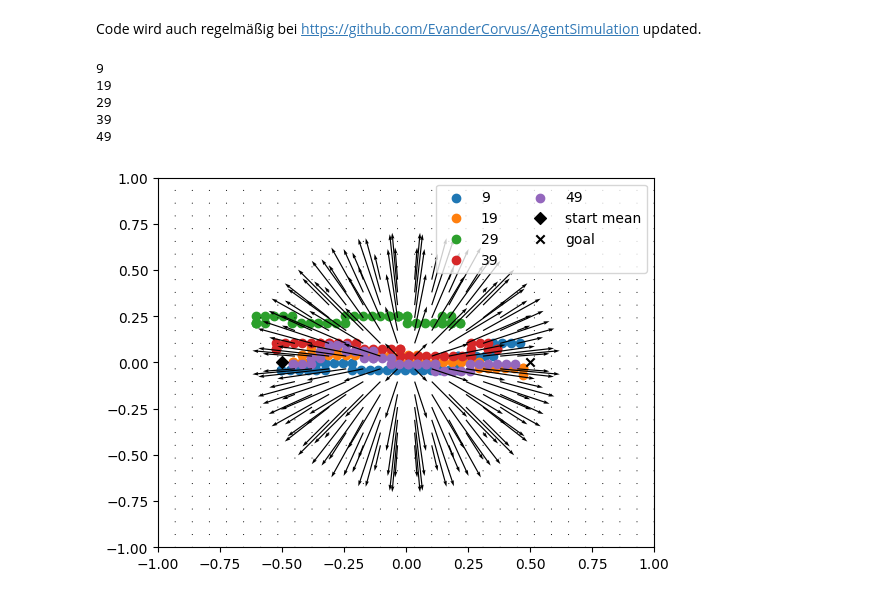
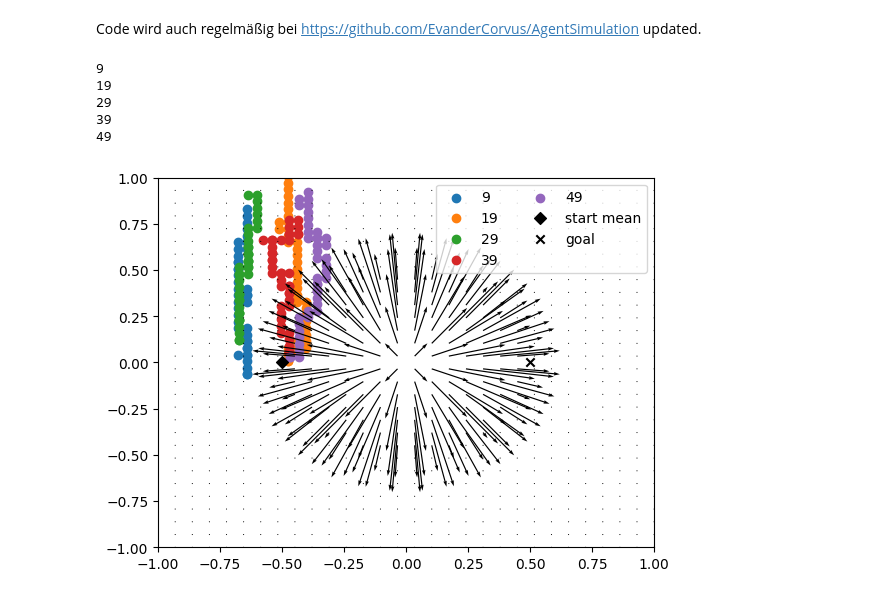
Before and after one commit to EvanderCorvus/AgentSimulation, a Jupyter notebook: main.ipynb, the cells around one changed output. Drawn from its saved outputs; the diff is of its cells as text; code cells hidden in the pictures.

```diff
--- a/main.ipynb
+++ b/main.ipynb
@@ -15,8 +15,9 @@ tr.set_default_device(device)
 batch_size = 512
 epoch = 50
 t_update = 5
-g = 0.9
+g = 0.6
 max_steps = 40
+epsilon = 0.4
 # %%
 def d(L,a=1):
     direction_mapping = [
@@ -111,12 +113,15 @@ class Agent(nn.Module):
         dist_norm = tr.norm(dist,dim=1).to(device)
 
         di = d(tr.argmax(Q,dim=1))
+        reshaped_di = di.unsqueeze(1).to(device)
+        F_norm = tr.norm(F,dim=1).unsqueeze(1).to(device)
 
-        reshaped_di = di.unsqueeze(1).to(device)
+        F /=  F_norm
+
         reshaped_force = F.unsqueeze(2).to(device)
         work = (reshaped_di@reshaped_force).view(batch_size,1).squeeze()
-
-        return tr.tanh(work)-0.5*dist_norm**2
+        dist_reward = tr.exp(-dist_norm+1)-dist_norm
+        return work-dist_reward
 # %%
 #Simulation Setup
 def episode(agent,t_agent,t_update, max_steps,g,optimizer,e):
@@ -178,36 +183,36 @@ t_agent.eval()
 
 optimizer = tr.optim.Adam(agent.parameters(), lr=0.001)
 
 for i in range(epoch):
-    e = 0.3
-    X,Y = episode(agent, t_agent, t_update = t_update, max_steps = max_steps, g=g, optimizer=optimizer,e=e)
+
+    X,Y = episode(agent, t_agent, t_update = t_update, max_steps = max_steps, g=g, optimizer=optimizer,e=epsilon)
     agent.x = tr.randn(batch_size, dtype=tr.float).to(device)*sig + mu
     agent.y = tr.randn(batch_size, dtype=tr.float).to(device)*sig
 
 
     if i%10 == 9:
         x,y = X[0].detach().to('cpu').numpy(),Y[0].detach().to('cpu').numpy()
         plt.scatter(x,y,label=int(i))#,c=np.arange(len(x)),cmap='viridis')
         print(i)
 
 X1,Y1 = np.meshgrid(np.linspace(-1,1,30),np.linspace(-1,1,30))
 U,V = force(X1,Y1)
 plt.quiver(X1,Y1,U,V)
 
 
 plt.xlim(-1,1)
 plt.ylim(-1,1)
 plt.scatter(-0.5,0,c='black',label='start mean',marker='D')
 plt.scatter(0.5,0,c='black',label='goal',marker='x')
 plt.legend(ncol=2,loc='upper right')
 plt.show()
 # %% [output]
 9
 19
 29
 39
 49
-[figure, old version]
+[figure, new version]
 # %%
 # from matplotlib.colors import Normalize
 # X1,Y1 = np.meshgrid(np.linspace(-1,1,34),np.linspace(-1,1,40))
```
Also changed, not shown: parts of 1 cell of this notebook.
